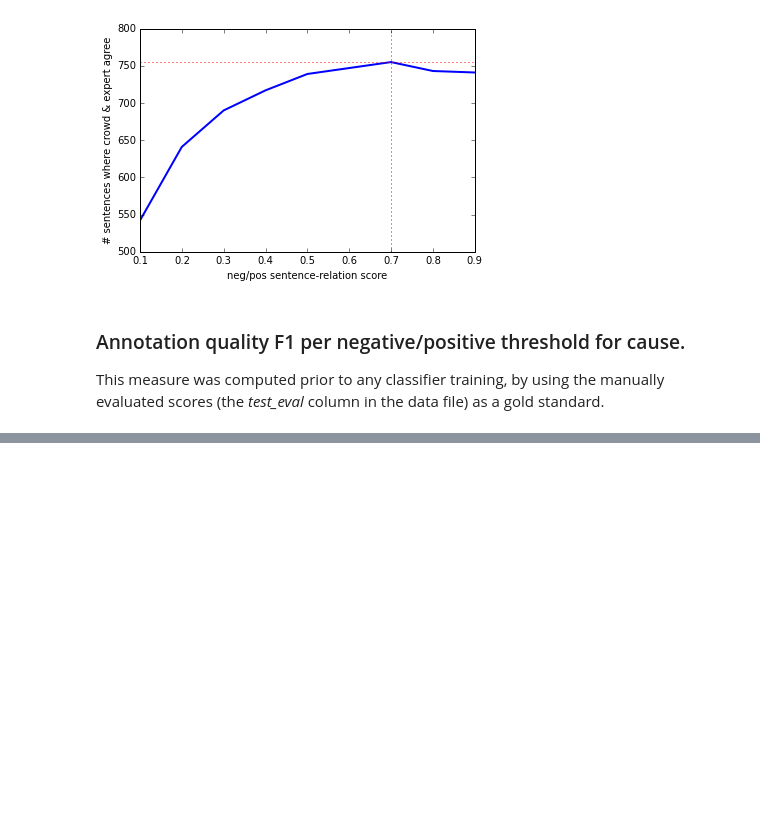
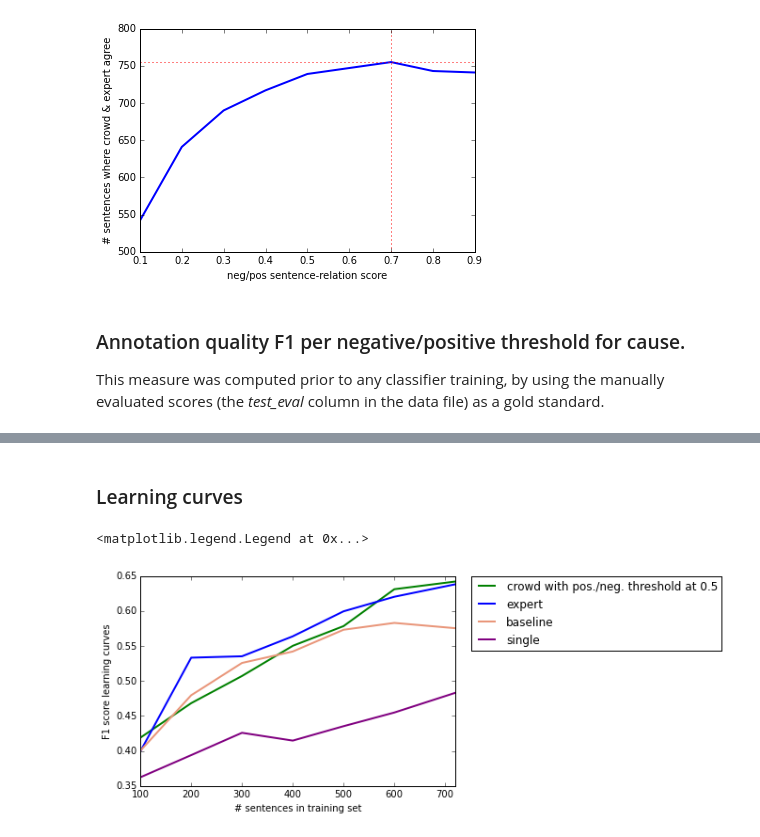
Before and after one commit to CrowdTruth/Medical-Relation-Extraction, a Jupyter notebook: CrowdTruth medical relation extraction.ipynb, the cells around one changed output, grey strips where cells are left out. Cells and saved outputs as stored; diff of their text form; code cells hidden in the pictures; blank space fills up the shorter version.

```diff
--- a/CrowdTruth medical relation extraction.ipynb
+++ b/CrowdTruth medical relation extraction.ipynb
@@ -150,0 +189,3 @@ See the the caveats in the documentation: http://pandas.pydata.org/pandas-docs/s
+# %%
+f1_learning_curves = pd.read_csv("aggregate/f1_learning_curves.csv")
+f1_learning_curves
@@ -150,0 +201,20 @@ See the the caveats in the documentation: http://pandas.pydata.org/pandas-docs/s
+# %% [markdown]
+### Learning curves
+# %%
+plt.plot(f1_learning_curves['sentences'], f1_learning_curves['crowd 0.5'],
+         color = 'g', lw = 2, label = "crowd with pos./neg. threshold at 0.5")
+plt.xlim(f1_learning_curves['sentences'][0], f1_learning_curves['sentences'][6])
+
+plt.plot(f1_learning_curves['sentences'], f1_learning_curves['expert'],
+         color = 'b', lw = 2, label = "expert")
+plt.plot(f1_learning_curves['sentences'], f1_learning_curves['baseline'],
+         color = 'darksalmon', lw = 2, label = "baseline")
+plt.plot(f1_learning_curves['sentences'], f1_learning_curves['single'],
+         color = 'purple', lw = 2, label = "single")
+
+plt.ylabel('F1 score learning curves')
+plt.xlabel('# sentences in training set')
+plt.legend(bbox_to_anchor=(1.05, 1), loc=2, borderaxespad=0.)
+# %% [output]
+<matplotlib.legend.Legend at 0x...>
+[figure, added]
```
Also changed, not shown: parts of 6 cells of this notebook, 4 other files.
